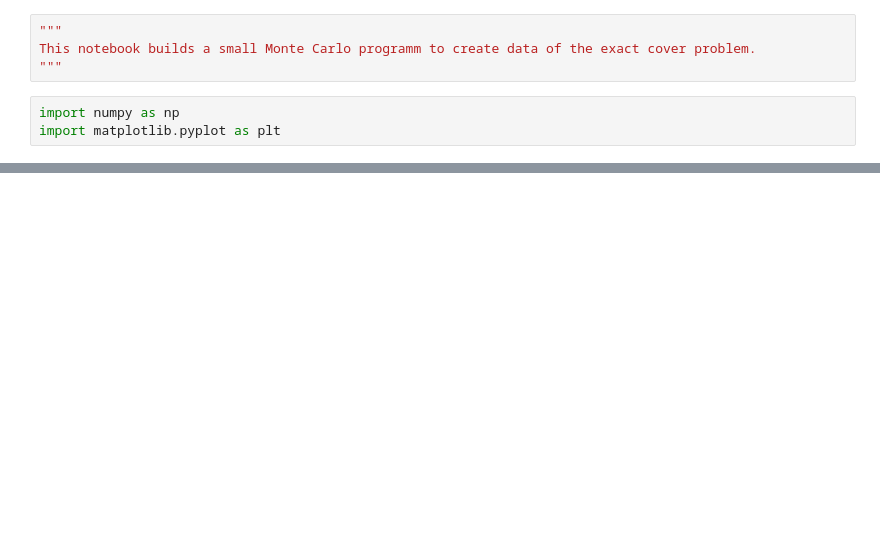
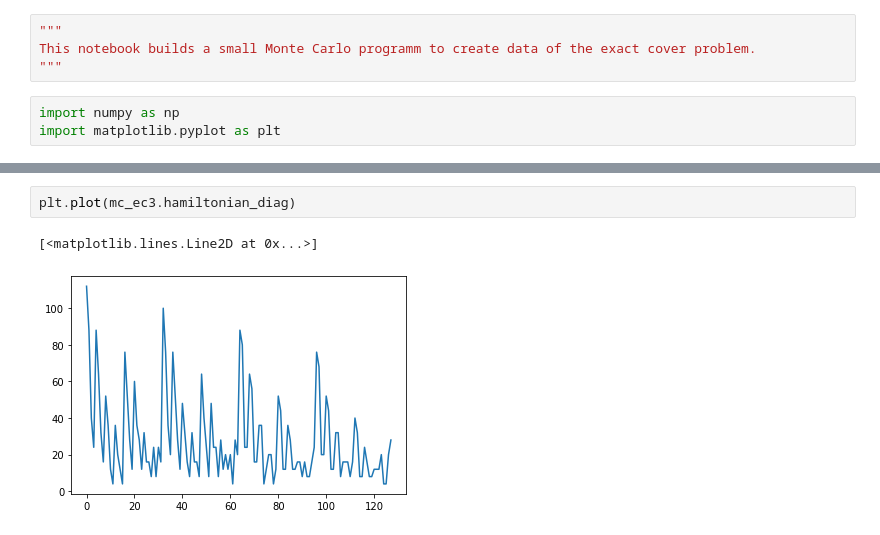
Before and after one commit to b-irsigler/ML_MC, a Jupyter notebook: monte_carlo_exact_cover.ipynb, the cells around one changed output, grey strips where cells are left out. Saved outputs shown, nothing was run; the diff lists cells and outputs as text; blank space fills up the shorter version.

```diff
--- a/monte_carlo_exact_cover.ipynb
+++ b/monte_carlo_exact_cover.ipynb
@@ -54,0 +85,5 @@ mc_ec3.flip_spin(0)
+# %%
+plt.plot(mc_ec3.hamiltonian_diag)
+# %% [output]
+[<matplotlib.lines.Line2D at 0x...>]
+[figure, added]
```
Also changed, not shown: parts of 9 cells of this notebook.
